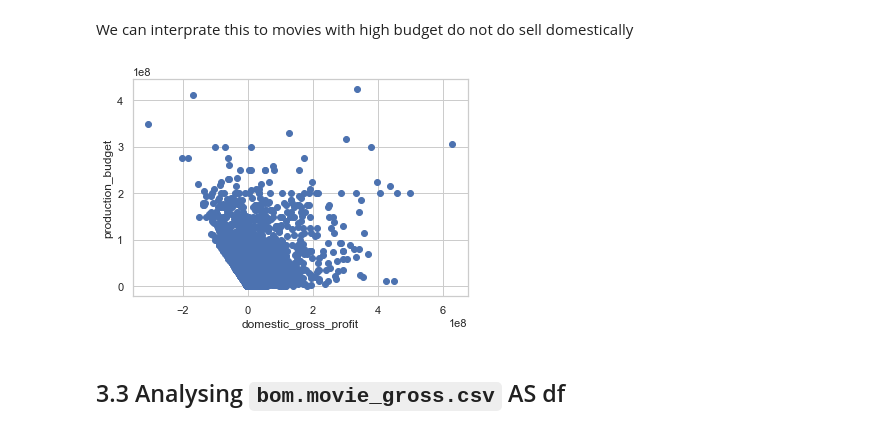
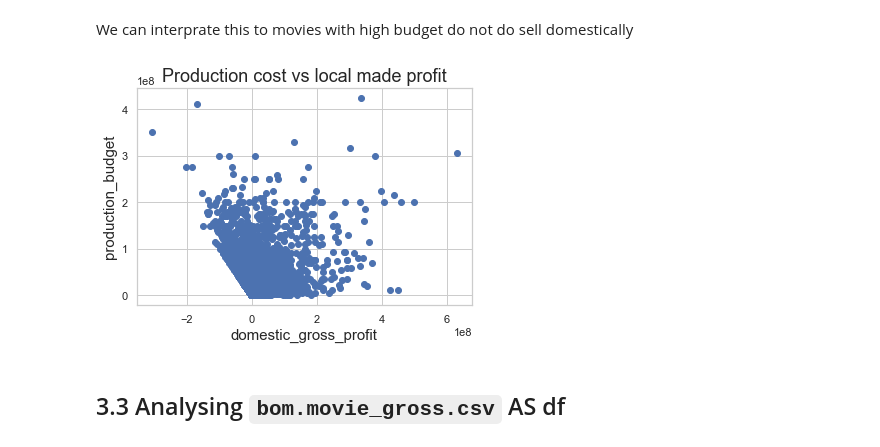
Before and after one commit to AbelO2022/Phase_1_Microsoft_Project, a Jupyter notebook: student.ipynb, the cells around one changed output. Drawn from its saved outputs; the diff is of its cells as text; code cells hidden in the pictures.

```diff
--- a/student.ipynb
+++ b/student.ipynb
@@ -541,11 +541,12 @@ We can interprate this to movies with high budget do not do sell domestically
 # %%
 # Plotting a scatter plot to visualize
 plt.scatter(df2.domestic_gross_profit, df2.production_budget)
-plt.xlabel("domestic_gross_profit")
-plt.ylabel("production_budget")
+plt.title("Production cost vs local made profit",fontsize=18)
+plt.xlabel("domestic_gross_profit",fontsize=15)
+plt.ylabel("production_budget",fontsize=15)
 plt.show();
 # %% [output]
-[figure, old version]
+[figure, new version]
 # %% [markdown]
 ##  3.3 Analysing `bom.movie_gross.csv` AS df
 # %%
```
Also changed, not shown: parts of 12 cells of this notebook, 2 other files.
